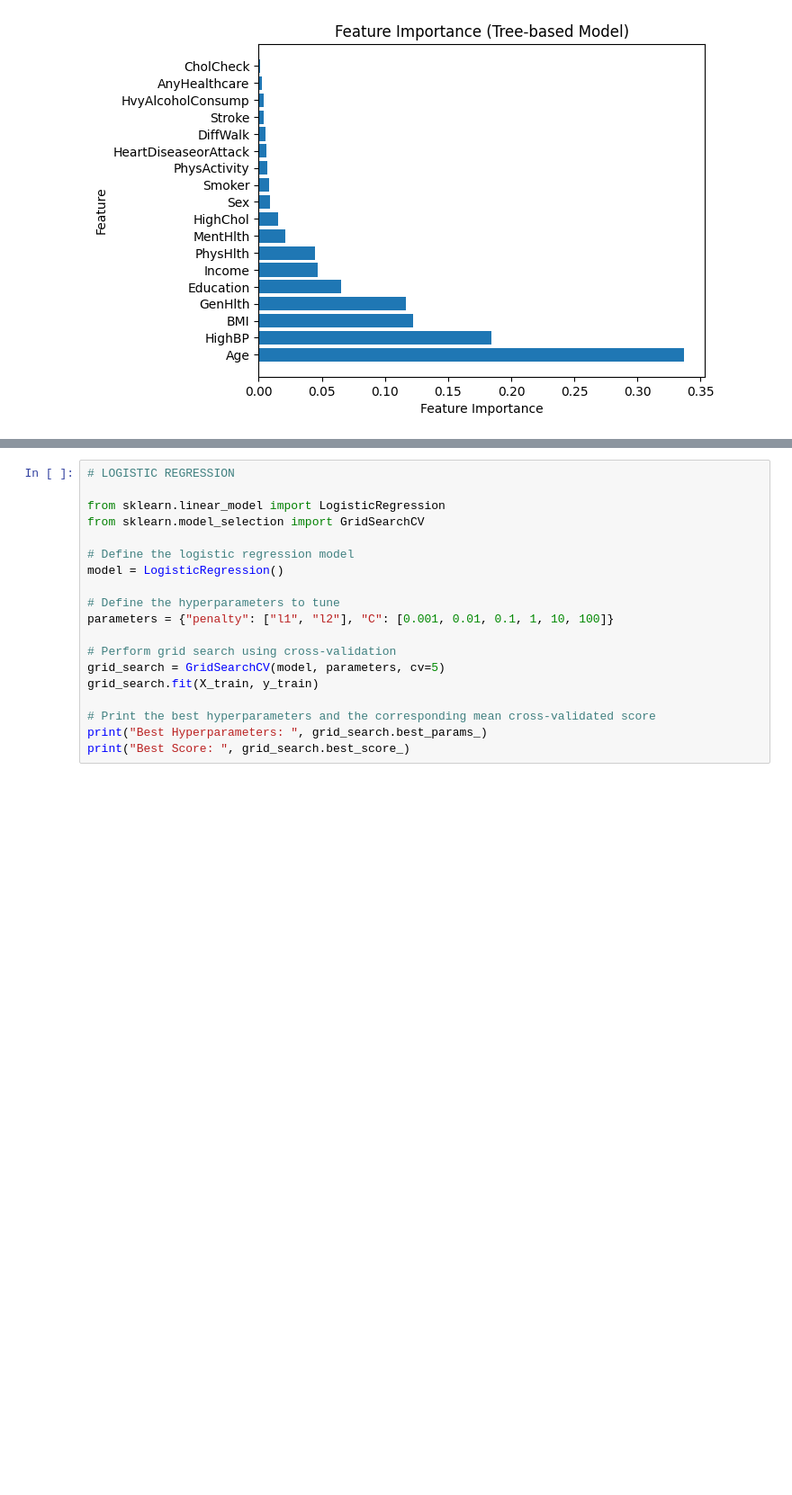
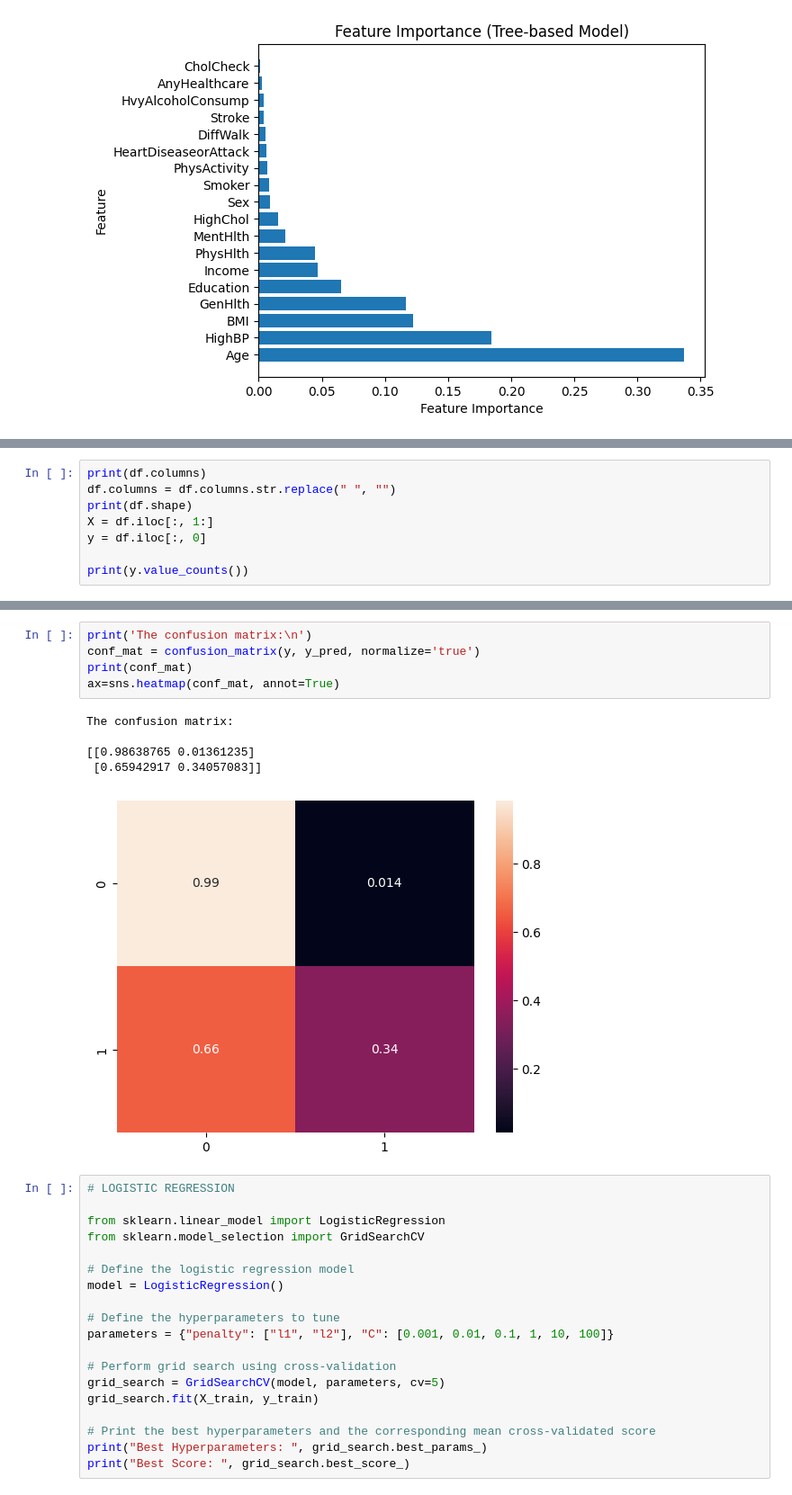
Before and after one commit to motagfr/Diabetes, a Jupyter notebook: DiabeteProject.ipynb, the cells around one changed output, grey strips where cells are left out. Shown at 90% size. Saved outputs shown, nothing was run; the diff lists cells and outputs as text; blank space fills up the shorter version.

```diff
--- a/DiabeteProject.ipynb
+++ b/DiabeteProject.ipynb
@@ -347,0 +387,8 @@ plt.show()
+# %%
+print(df.columns)
+df.columns = df.columns.str.replace(" ", "")
+print(df.shape)
+X = df.iloc[:, 1:]
+y = df.iloc[:, 0]
+
+print(y.value_counts())
@@ -348,3 +566,14 @@ plt.show()
+# %%
+print('The confusion matrix:\n')
+conf_mat = confusion_matrix(y, y_pred, normalize='true')
+print(conf_mat)
+ax=sns.heatmap(conf_mat, annot=True)
+# %% [output]
+The confusion matrix:
+
+[[0.98638765 0.01361235]
+ [0.65942917 0.34057083]]
+[figure, added]
 # %%
 # LOGISTIC REGRESSION
 
```
Also changed, not shown: parts of 19 cells of this notebook.
